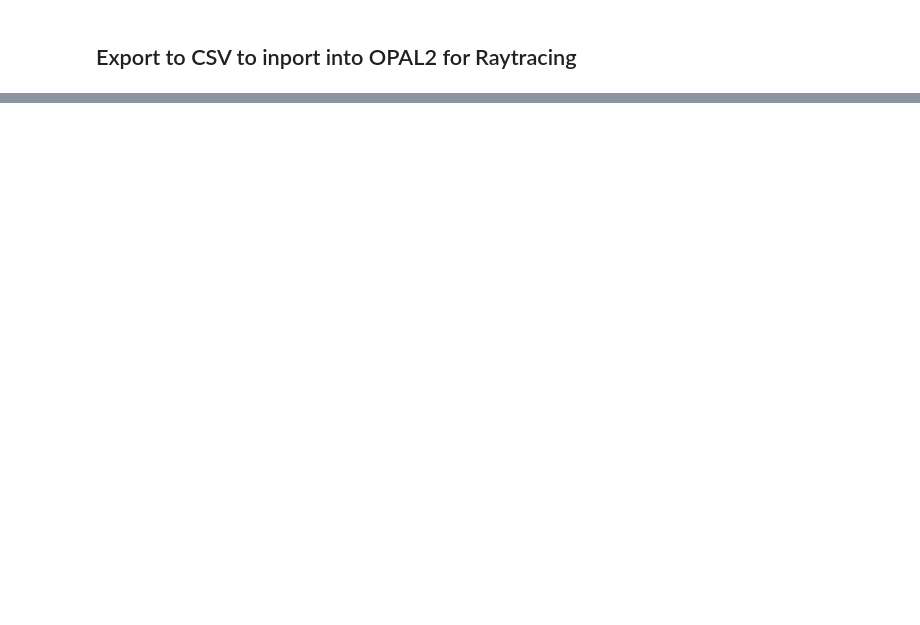
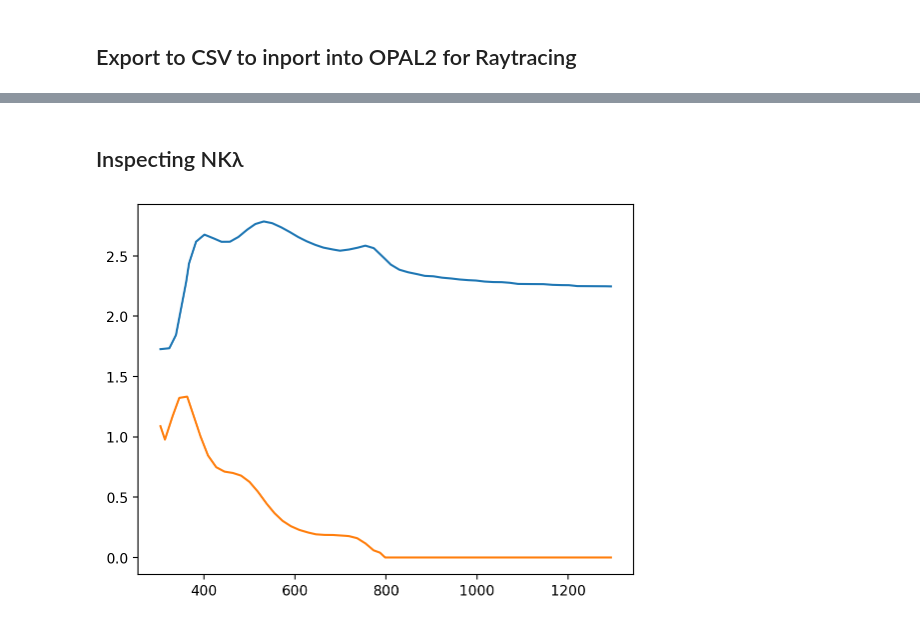
Before and after one commit to fenning-research-group/Python-Utilities, a Jupyter notebook: FrgTools/Example Notebooks/Lumerical OpSim/FullConformalPyramids.ipynb, the cells around one changed output, grey strips where cells are left out. Drawn from its saved outputs; the diff is of its cells as text; code cells hidden in the pictures; blank space fills up the shorter version.

```diff
--- a/FrgTools/Example Notebooks/Lumerical OpSim/FullConformalPyramids.ipynb
+++ b/FrgTools/Example Notebooks/Lumerical OpSim/FullConformalPyramids.ipynb
@@ -256,0 +297,15 @@ with open('Conformal_Import_to_RT.csv', 'a') as f:
+# %% [markdown]
+## Inspecting NKλ
+# %%
+mapi = pd.read_csv('MAPI_Gede_datathief.csv', delimiter=',', header=0)
+WL_n, n_value, WL_k, k_value = mapi.iloc[:,0], mapi.iloc[:,1], mapi.iloc[:,2], mapi.iloc[:,3]
+# %%
+WL_nk = np.linspace(304.77, 1293.8, 2000)
+
+n_fixed = np.interp(WL_nk, WL_n, n_value)
+k_fixed = np.interp(WL_nk, WL_k, k_value)
+plt.plot(WL_nk, n_fixed)
+plt.plot(WL_nk, k_fixed)
+plt.show()
+# %% [output]
+[figure, added]
```
Also changed, not shown: parts of 17 cells of this notebook, 1 other file.
